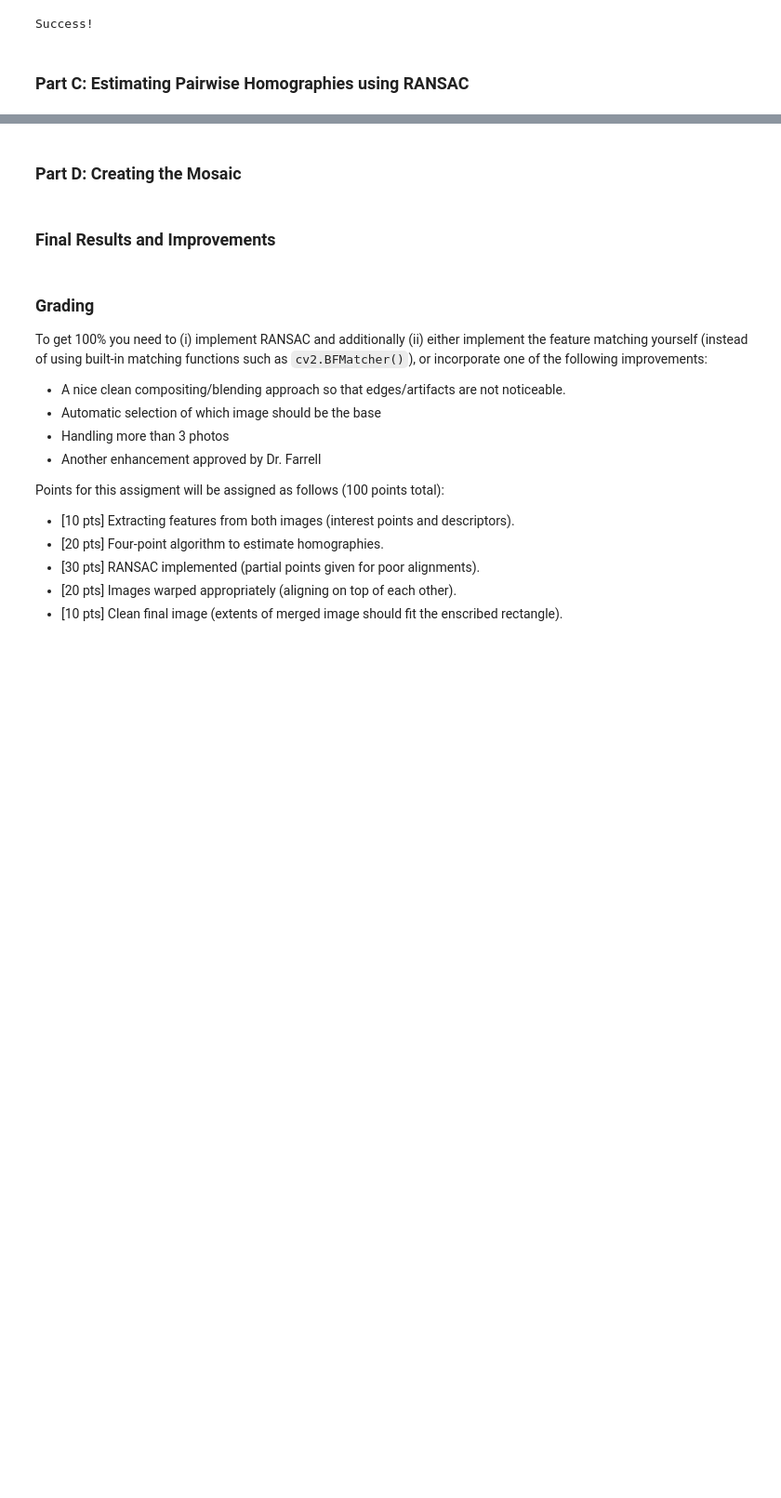
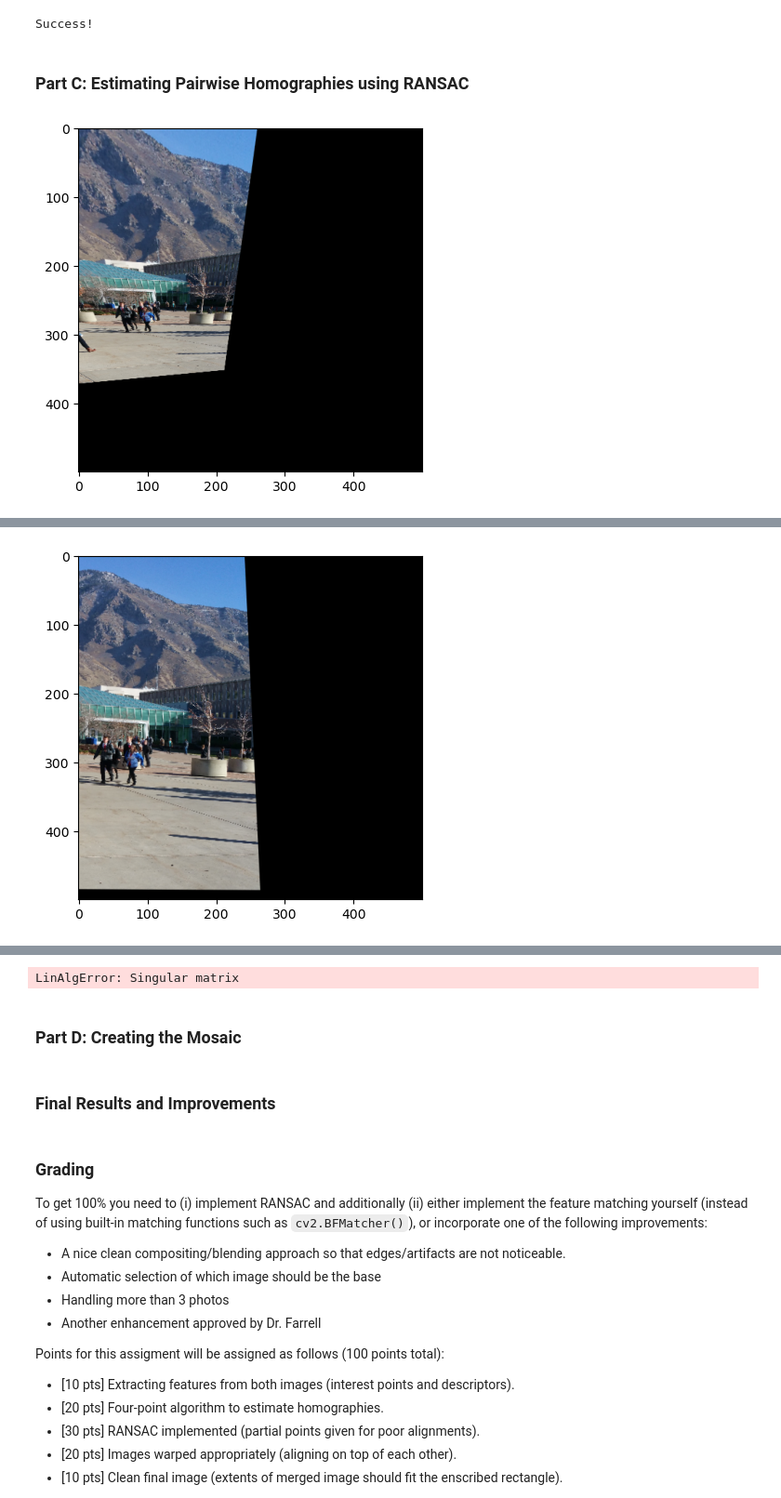
Before and after one commit to BrennanBertola/CS450, a Jupyter notebook: proj3-stitching/proj3-Panoramic-Mosaicing.ipynb, the cells around one changed output, grey strips where cells are left out. Shown at 93% size. Drawn from its saved outputs; the diff is of its cells as text; code cells hidden in the pictures; blank space fills up the shorter version.

Commit message:
ransac started

```diff
--- a/proj3-stitching/proj3-Panoramic-Mosaicing.ipynb
+++ b/proj3-stitching/proj3-Panoramic-Mosaicing.ipynb
@@ -172,0 +199,78 @@ Success!
+# %%
+# Place Code Here
+# Show an example output here
+def estHomography (u1,u2,u3,u4,v1,v2,v3,v4):
+    x1u = u1[0]
+    x2u = u2[0]
+    x3u = u3[0]
+    x4u = u4[0]
+    y1u = u1[1]
+    y2u = u2[1]
+    y3u = u3[1]
+    y4u = u4[1]
+
+    x1v = v1[0]
+    x2v = v2[0]
+    x3v = v3[0]
+    x4v = v4[0]
+    y1v = v1[1]
+    y2v = v2[1]
+    y3v = v3[1]
+    y4v = v4[1]
+
+    M = np.matrix([
+            [x1u, y1u, 1, 0, 0, 0, -x1v*x1u, -x1v*y1u],
+            [0, 0, 0, x1u, y1u, 1, -y1v*x1u, -y1v*y1u],
+            [x2u, y2u, 1, 0, 0, 0, -x2v*x2u, -x2v*y2u],
+            [0, 0, 0, x2u, y2u, 1, -y2v*x2u, -y2v*y2u],
+            [x3u, y3u, 1, 0, 0, 0, -x3v*x3u, -x3v*y3u],
+            [0, 0, 0, x3u, y3u, 1, -y3v*x3u, -y3v*y3u],
+            [x4u, y4u, 1, 0, 0, 0, -x4v*x4u, -x4v*y4u],
+            [0, 0, 0, x4u, y4u, 1, -y4v*x4u, -y4v*y4u]
+        ])
+
+    p = np.matrix([
+        [x1v],
+        [y1v],
+        [x2v],
+        [y2v],
+        [x3v],
+        [y3v],
+        [x4v],
+        [y4v]
+    ])
+
+    homography = np.linalg.solve(M,p)
+    homography = np.append(homography,[[1.0]], axis=0)
+    homography = np.reshape(homography, (3,3))
+    return homography
+
+def RANSAC(matches, image):
+    points1 = matches[0]
+    points2 = matches[1]
+
+    k = int(np.log(1-.99)/np.log(1-.7**4))
+    for i in range(k):
+        rand = np.random.randint(len(matches[0]), size=4)
+        homography = estHomography(points1[rand[0]], points1[rand[1]], points1[rand[2]], points1[rand[3]],
+                                   points2[rand[0]], points2[rand[1]], points2[rand[2]], points2[rand[3]])
+
+
+        point1 = points1[0]
+        point2 = points2[0]
+        tmp = np.array([point1[0], point1[1], 1])
+        result = tmp@homography
+
+
+        img = cv2.warpPerspective(image, homography, dsize=(image.shape[:2]))
+        plt.imshow(img, cmap='gray');plt.show()
+        print(homography)
+
+    pass
+
+
+results, images = getMatches(False)
+RANSAC(results[0], images[0])
+print("Success")
+# %% [output]
+[figure, added]
@@ -172,0 +280 @@ Success!
+[figure, added]
@@ -173,3 +288,4 @@ Success!
+LinAlgError: Singular matrix
 # %% [markdown]
 ### Part D: Creating the Mosaic
 # %%
```
Also changed, not shown: parts of 5 cells of this notebook, 1 other file.
